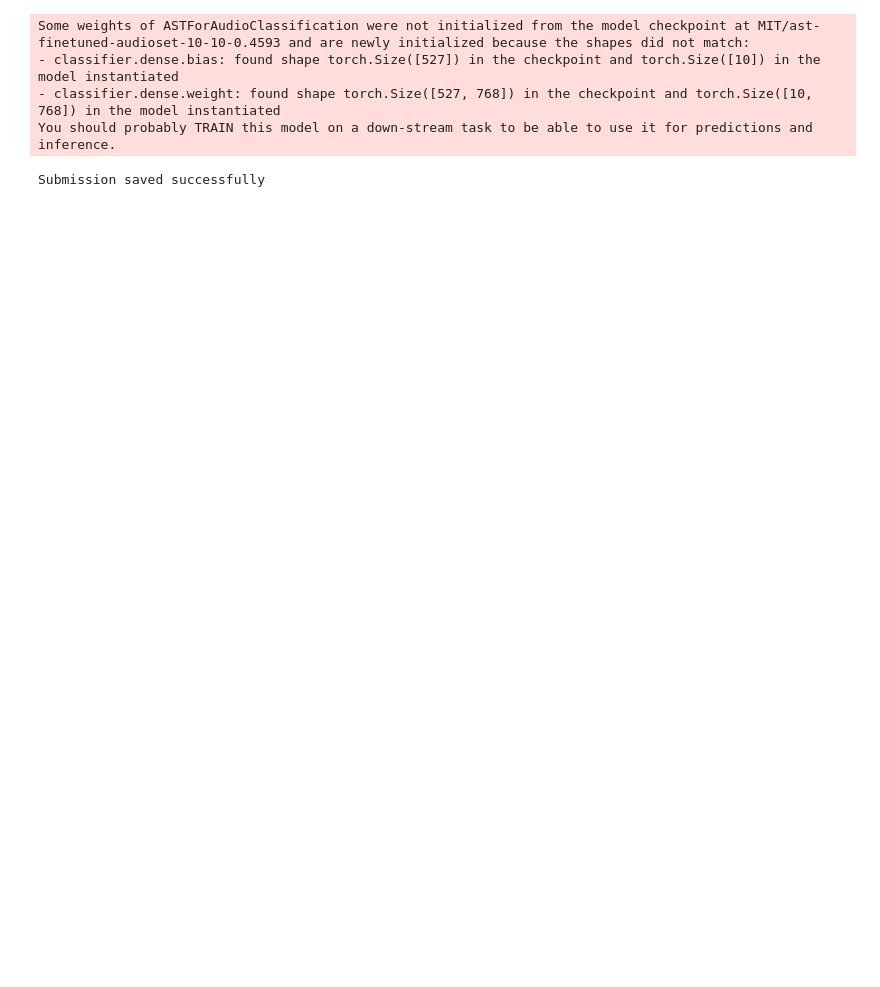
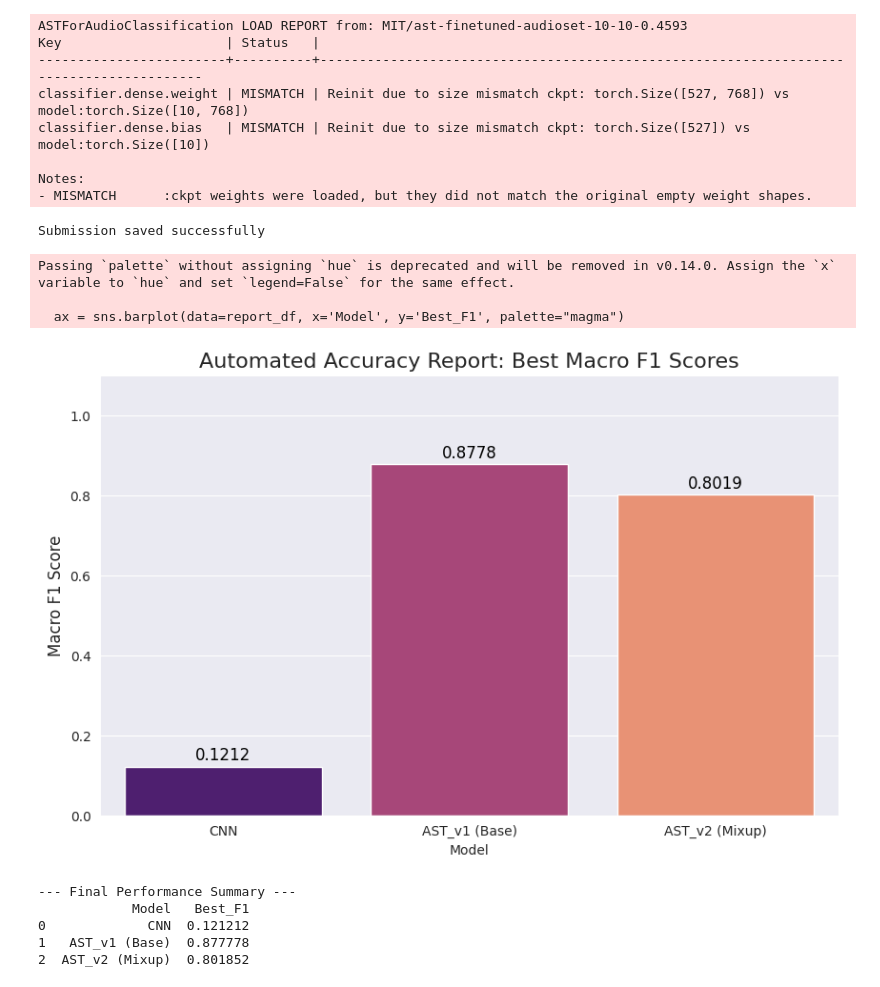
Before and after one commit to 25ds3000125-ui/DL-Genai-Project, a Jupyter notebook: notebooks/dl-25ds3000125-notebook-t12026.ipynb, the cells around one changed output. Cells and saved outputs as stored; diff of their text form; code cells hidden in the pictures; blank space fills up the shorter version.

```diff
--- a/notebooks/dl-25ds3000125-notebook-t12026.ipynb
+++ b/notebooks/dl-25ds3000125-notebook-t12026.ipynb
@@ -423,0 +401,3 @@ Find logs at: ./wandb/run-20260404_071505-jqypmx83/logs
+# %%
+ast_v2_score = train_ast("ast_mixup", use_mixup=True, freeze=False)
+wandb.finish()
@@ -459,11 +473,12 @@ model = ASTForAudioClassification.from_pretrained(
     ignore_mismatched_sizes=True
 )
 
-model.load_state_dict(torch.load("ast_v2.pth", map_location=device))
+model.load_state_dict(torch.load("ast_freezed.pth", map_location=device))
 model.to(device)
 model.eval()
 
-
+# Final Inference & Submission
+# Uses 'Test-Time Augmentation' (TTA) by averaging predictions from multiple audio crops
 def predict_tta(path, n=5):
     y = load_audio(path, CFG.AST_SR, CFG.AST_SAMPLES)
     y = y / (np.max(np.abs(y)) + 1e-9)
@@ -506,8 +521,49 @@ submission.to_csv("submission.csv", index=False)
 
 print("Submission saved successfully")
 # %% [output]
-Some weights of ASTForAudioClassification were not initialized from the model checkpoint at MIT/ast-finetuned-audioset-10-10-0.4593 and are newly initialized because the shapes did not match:
-- classifier.dense.bias: found shape torch.Size([527]) in the checkpoint and torch.Size([10]) in the model instantiated
-- classifier.dense.weight: found shape torch.Size([527, 768]) in the checkpoint and torch.Size([10, 768]) in the model instantiated
-You should probably TRAIN this model on a down-stream task to be able to use it for predictions and inference.
+ASTForAudioClassification LOAD REPORT from: MIT/ast-finetuned-audioset-10-10-0.4593
+Key                     | Status   |
+------------------------+----------+----------------------------------------------------------------------------------------
+classifier.dense.weight | MISMATCH | Reinit due to size mismatch ckpt: torch.Size([527, 768]) vs model:torch.Size([10, 768])
+classifier.dense.bias   | MISMATCH | Reinit due to size mismatch ckpt: torch.Size([527]) vs model:torch.Size([10])
+
+Notes:
+- MISMATCH      :ckpt weights were loaded, but they did not match the original empty weight shapes.
 Submission saved successfully
+# %%
+import matplotlib.pyplot as plt
+import seaborn as sns
+# Compares the Best F1 scores of all three runs and generates a bar chart
+results = {
+    'Model': ['CNN', 'AST_v1 (Base)', 'AST_v2 (Mixup)'],
+    'Best_F1': [cnn_score, ast_v1_score, ast_v2_score]
+}
+report_df = pd.DataFrame(results)
+
+plt.figure(figsize=(10, 6))
+sns.set_style("darkgrid")
+ax = sns.barplot(data=report_df, x='Model', y='Best_F1', palette="magma")
+
+for p in ax.patches:
+    ax.annotate(f'{p.get_height():.4f}',
+                (p.get_x() + p.get_width() / 2., p.get_height()),
+                ha='center', va='baseline', fontsize=12, color='black', xytext=(0, 5),
+                textcoords='offset points')
+
+plt.title('Automated Accuracy Report: Best Macro F1 Scores', fontsize=16)
+plt.ylabel('Macro F1 Score', fontsize=12)
+plt.ylim(0, 1.1)
+plt.show()
+
+print("\n--- Final Performance Summary ---")
+print(report_df)
+# %% [output]
+Passing `palette` without assigning `hue` is deprecated and will be removed in v0.14.0. Assign the `x` variable to `hue` and set `legend=False` for the same effect.
+
+  ax = sns.barplot(data=report_df, x='Model', y='Best_F1', palette="magma")
+[figure, added]
+--- Final Performance Summary ---
+            Model   Best_F1
+0             CNN  0.121212
+1   AST_v1 (Base)  0.877778
+2  AST_v2 (Mixup)  0.801852
```
Also changed, not shown: parts of 17 cells of this notebook.
